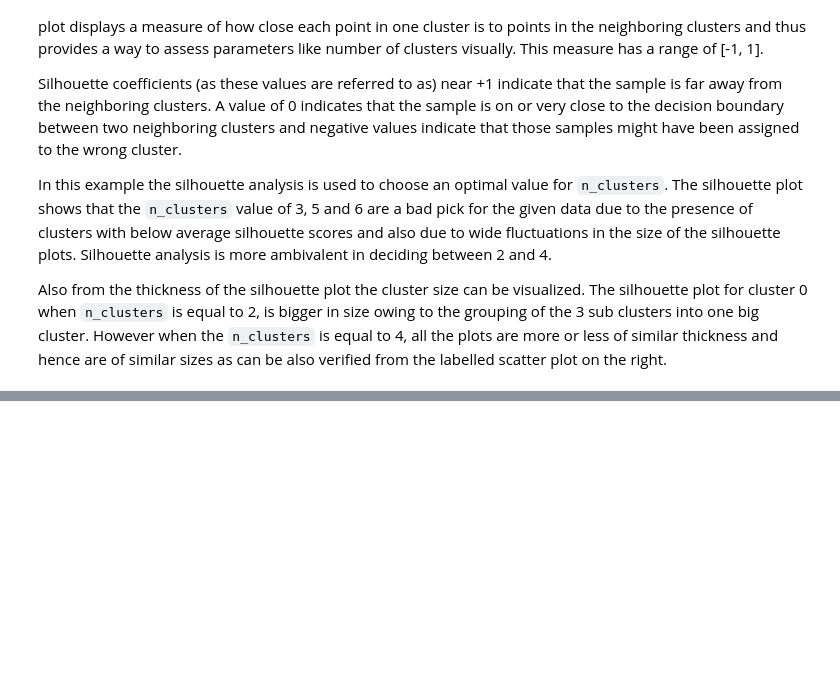
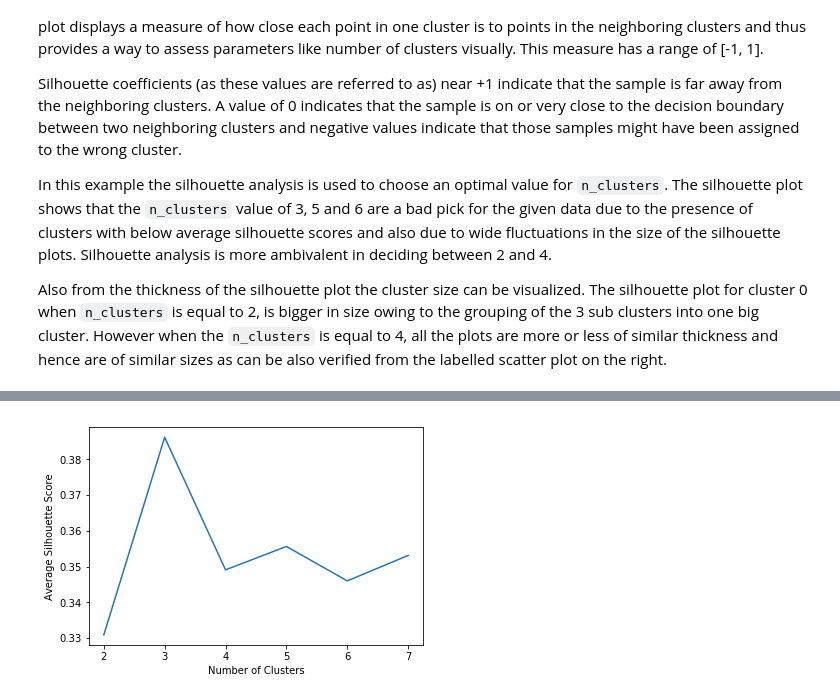
Before and after one commit to mbillig/MusicAnalysis, a Jupyter notebook: plot_kmeans_silhouette_analysis.ipynb, the cells around one changed output, grey strips where cells are left out. Drawn from its saved outputs; the diff is of its cells as text; code cells hidden in the pictures; blank space fills up the shorter version.

```diff
--- a/plot_kmeans_silhouette_analysis.ipynb
+++ b/plot_kmeans_silhouette_analysis.ipynb
@@ -164,0 +168,7 @@ For n_clusters = 7 The average silhouette_score is : 0.352837697872
+# %%
+plt.plot(range_n_clusters, silhouette)
+plt.xlabel('Number of Clusters')
+plt.ylabel('Average Silhouette Score')
+plt.show()
+# %% [output]
+[figure, added]
```
Also changed, not shown: parts of 1 cell of this notebook, 3 other files.
